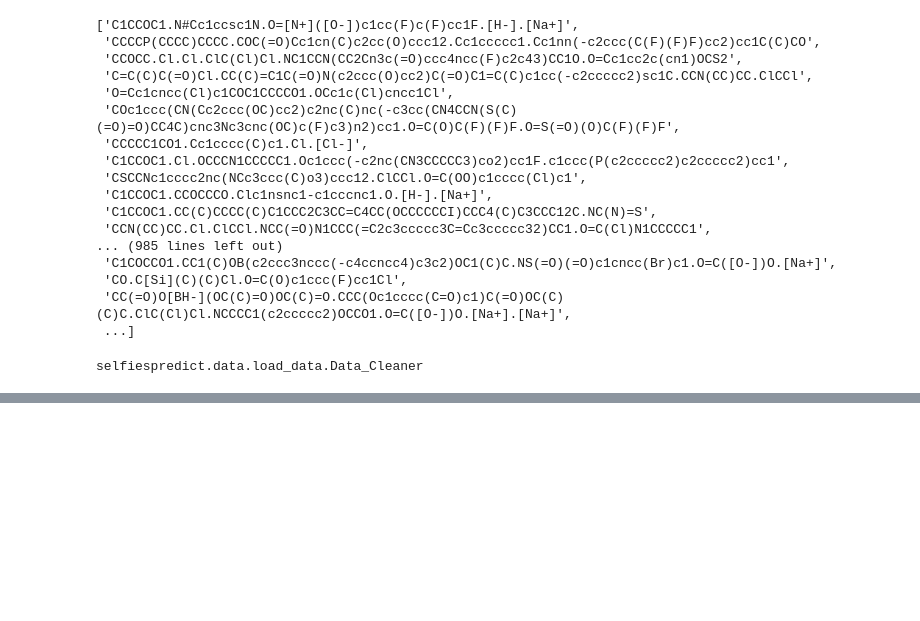
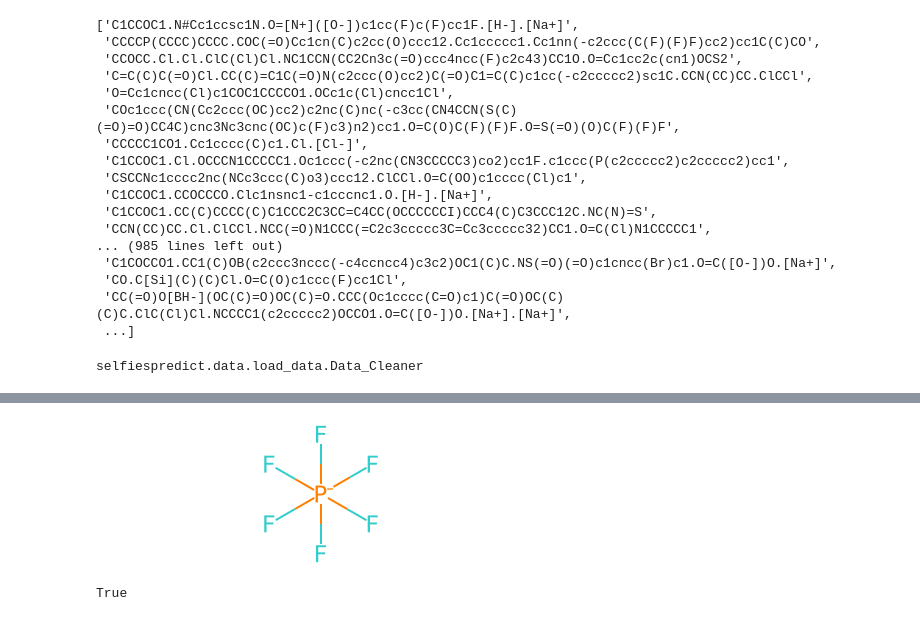
Before and after one commit to bananenpampe/selfiespredict, a Jupyter notebook: Untitled1.ipynb, the cells around one changed output, grey strips where cells are left out. Drawn from its saved outputs; the diff is of its cells as text; code cells hidden in the pictures; blank space fills up the shorter version.

```diff
--- a/Untitled1.ipynb
+++ b/Untitled1.ipynb
@@ -94,3 +155,11 @@ cleaner._load_data("../data/USPTO_480K/src-test.txt")
+# %%
+Chem.MolFromSmiles("F[P-](F)(F)(F)(F)F")
+# %% [output]
+[figure, added]
+# %%
+CanonSmiles(fail_smiles) == fail_smiles
+# %% [output]
+True
 # %%
 import unittest
 # %%
```
Also changed, not shown: parts of 20 cells of this notebook, 5 other files.
